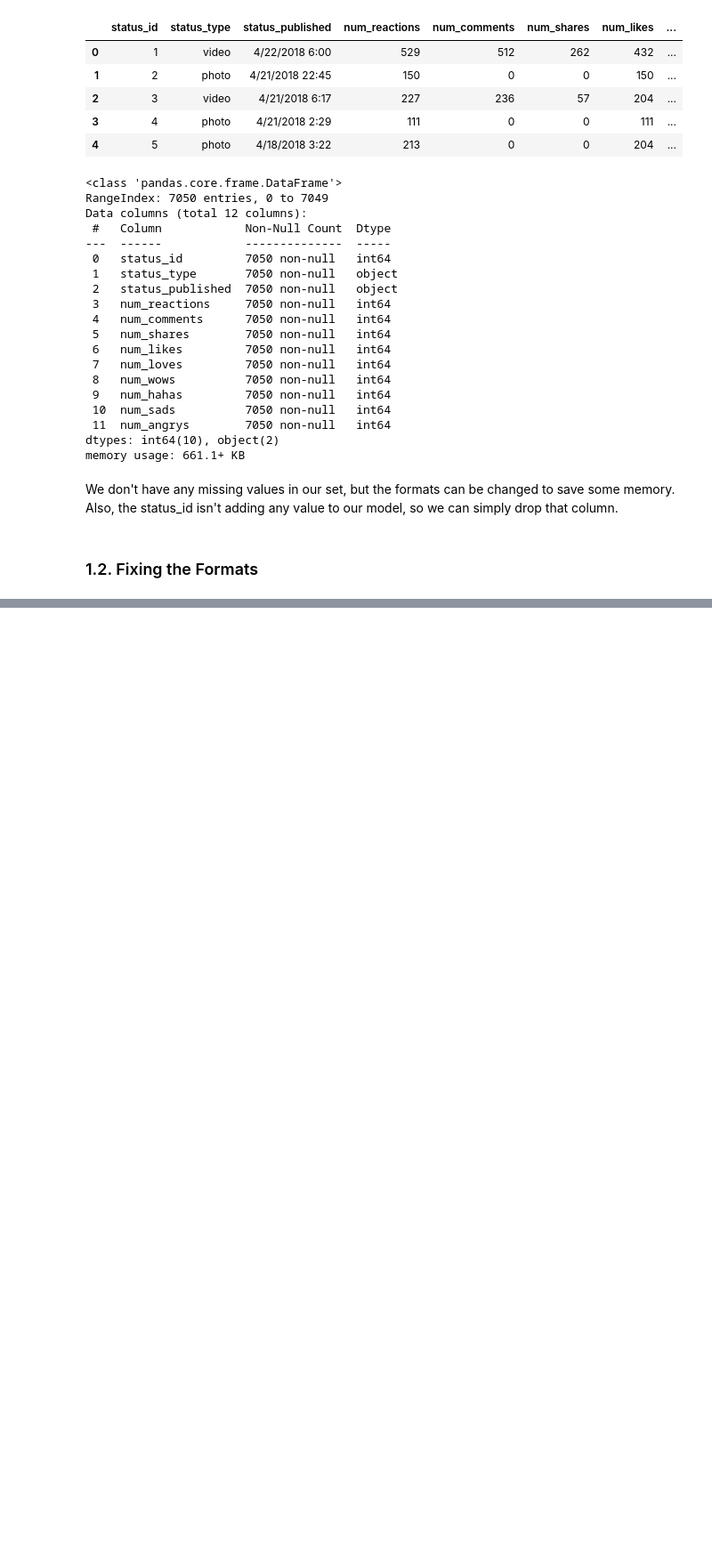
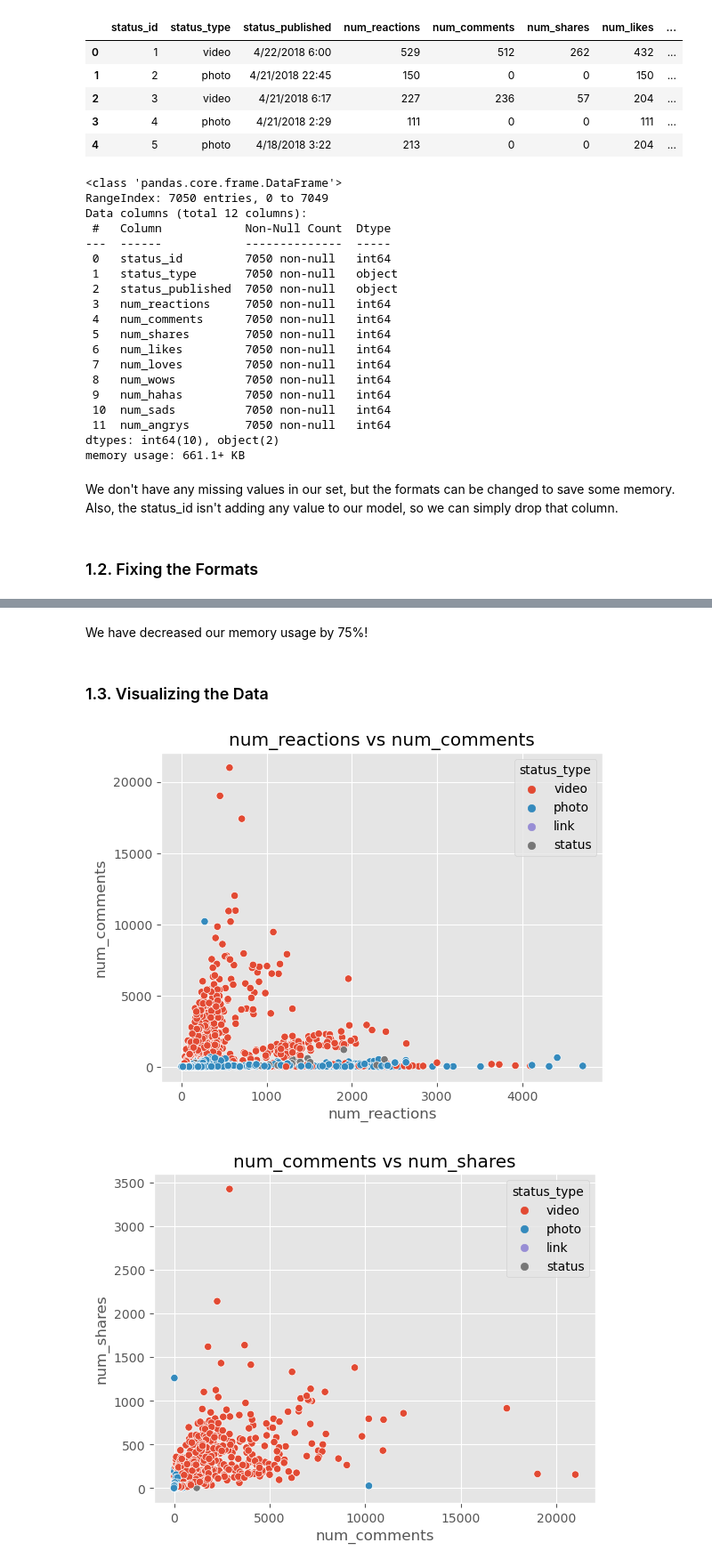
Before and after one commit to NikkiShah93/Python, a Jupyter notebook: MLProjects/UnsupervisedLearning/clustering.ipynb, the cells around one changed output, grey strips where cells are left out. Shown at 89% size. Saved outputs shown, nothing was run; the diff lists cells and outputs as text; code cells hidden in the pictures; blank space fills up the shorter version.

```diff
--- a/MLProjects/UnsupervisedLearning/clustering.ipynb
+++ b/MLProjects/UnsupervisedLearning/clustering.ipynb
@@ -16,12 +17,18 @@ Following are the steps:
 import numpy as np
 import pandas as pd
 import matplotlib.pyplot as plt
-
+import seaborn as sns
+plt.style.use('ggplot')
 ## ML Packages
 from sklearn.model_selection import train_test_split, GridSearchCV
-from sklearn.preprocessing import StandardScaler
+from sklearn.preprocessing import StandardScaler, LabelEncoder
 from sklearn.pipeline import Pipeline
+from sklearn.decomposition import PCA
 from sklearn.cluster import KMeans
+
+## setting the random seeds for reproducibility
+RANDOM_SEED = 1234
+np.random.seed(RANDOM_SEED)
 # %% [markdown]
 ### 1.1. Loading the Data
 # %%
@@ -61,10 +68,24 @@ We don't have any missing values in our set, but the formats can be changed to s
 # %% [markdown]
 ### 1.2. Fixing the Formats
 # %%
-def data_cleaner(df, drop_cols = None):
+def data_cleaner(df, drop_cols = None, date_col=None):
     df.columns = [x.strip().replace(r'/s+','_').lower() for x in df.columns]
     type_dict = {}
     if drop_cols:
         df = df.drop(drop_cols,axis=1)
     for col in df.columns:
-        if df[col].dtype == 'object' and df[col].nunique() < 5:
+        # if df[col].dtype == 'object' and df[col].nunique() < 5:
+        #     df = pd.get_dummies(data=df, columns=[col], dtype='int8')
+        if df[col].dtype == 'int64' and df[col].min() == df.astype({col:'int8'})[col].min():
+            type_dict[col] = 'int8'
+        elif df[col].dtype == 'int64' and df[col].min() == df.astype({col:'int16'})[col].min():
+            type_dict[col] = 'int16'
+        elif df[col].dtype == 'int64' and df[col].min() == df.astype({col:'int32'})[col].min():
+            type_dict[col] = 'int32'
+        elif df[col].dtype == 'int32' and df[col].min() == df.astype({col:'int8'})[col].min():
+            type_dict[col] = 'int8'
+        elif df[col].dtype == 'int32' and df[col].min() == df.astype({col:'int16'})[col].min():
+            type_dict[col] = 'int16'
+    return df.astype(type_dict)
+cleaned_data = data_cleaner(data.copy(), drop_cols=['status_id', 'status_published'])
+cleaned_data.info()
@@ -70,0 +110,18 @@ def data_cleaner(df, drop_cols = None):
+# %% [markdown]
+We have decreased our memory usage by 75%!
+# %% [markdown]
+### 1.3. Visualizing the Data
+# %%
+## we want to see how the type of status
+## is impacting the reactions for each post
+col_name = cleaned_data.columns.tolist()
+for i in range(1, len(cleaned_data.columns[1:])):
+    if i + 1 <= len(cleaned_data.columns[1:]):
+        sns.scatterplot(x = col_name[i], y = col_name[i+1], data = cleaned_data, hue = 'status_type')
+        plt.title(f'{col_name[i]} vs {col_name[i+1]}')
+        plt.xlabel(col_name[i])
+        plt.ylabel(col_name[i+1])
+        plt.show();
+# %% [output]
+[figure, added]
+[figure, added]
```
Also changed, not shown: parts of 12 cells of this notebook.
